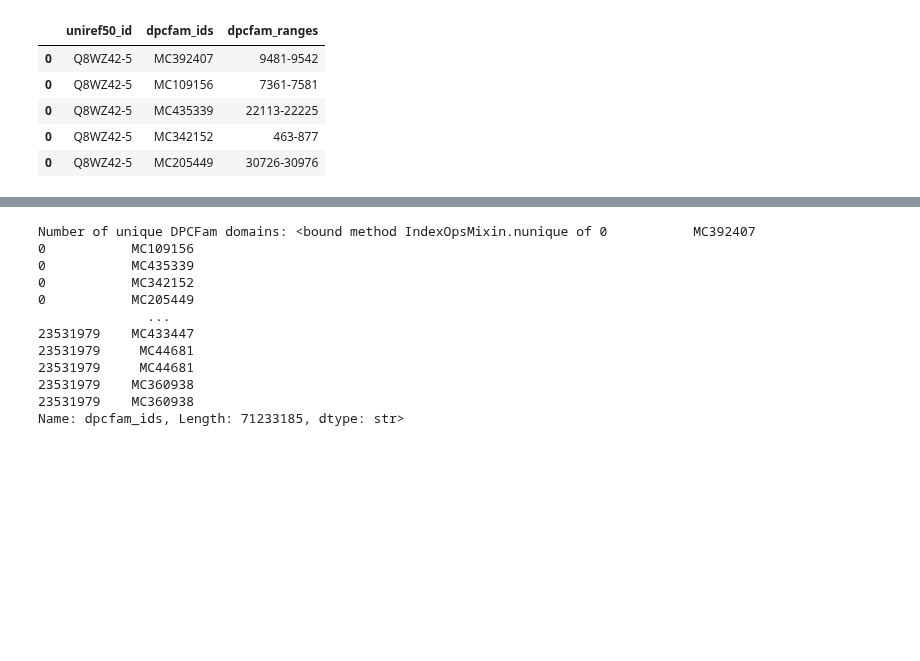
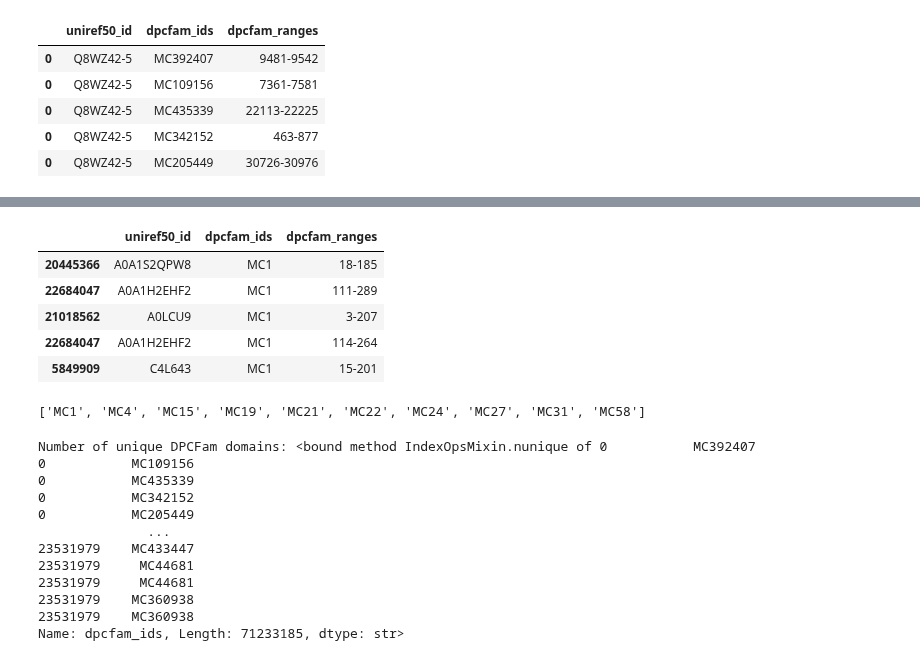
Before and after one commit to RitAreaSciencePark/dpc_fam_and_struct_webapp, a Jupyter notebook: static/notebooks/dpcfam/exploring_uniref50_data.ipynb, the cells around one changed output, grey strips where cells are left out. Saved outputs shown, nothing was run; the diff lists cells and outputs as text; code cells hidden in the pictures; blank space fills up the shorter version.

```diff
--- a/static/notebooks/dpcfam/exploring_uniref50_data.ipynb
+++ b/static/notebooks/dpcfam/exploring_uniref50_data.ipynb
@@ -104,3 +115,22 @@ df_dpcfam_long.head()
+# %%
+#  We sort the dataframe by dpcfam_ids for better readability
+df_dpcfam_long = df_dpcfam_long.sort_values(by="dpcfam_ids")
+df_dpcfam_long.head()
+# %% [output]
+|  | uniref50_id | dpcfam_ids | dpcfam_ranges |
+| 20445366 | A0A1S2QPW8 | MC1 | 18-185 |
+| 22684047 | A0A1H2EHF2 | MC1 | 111-289 |
+| 21018562 | A0LCU9 | MC1 | 3-207 |
+| 22684047 | A0A1H2EHF2 | MC1 | 114-264 |
+| 5849909 | C4L643 | MC1 | 15-201 |
+# %%
+# What are the first 10 unique dpcfam_ids in the dataframe?
+unique_dpcfam_ids = df_dpcfam_long["dpcfam_ids"].dropna().unique()
+# Sort based on the integer value after 'MC'
+unique_dpcfam_ids_sorted = sorted(unique_dpcfam_ids, key=lambda x: int(str(x).replace("MC", "")))
+print(unique_dpcfam_ids_sorted[:10])
+# %% [output]
+['MC1', 'MC4', 'MC15', 'MC19', 'MC21', 'MC22', 'MC24', 'MC27', 'MC31', 'MC58']
 # %%
 # How many unique DPCFam domains do we have?
 unique_dpcfam_domains = df_dpcfam_long["dpcfam_ids"].nunique
```
Also changed, not shown: parts of 3 cells of this notebook, 26 other files.
